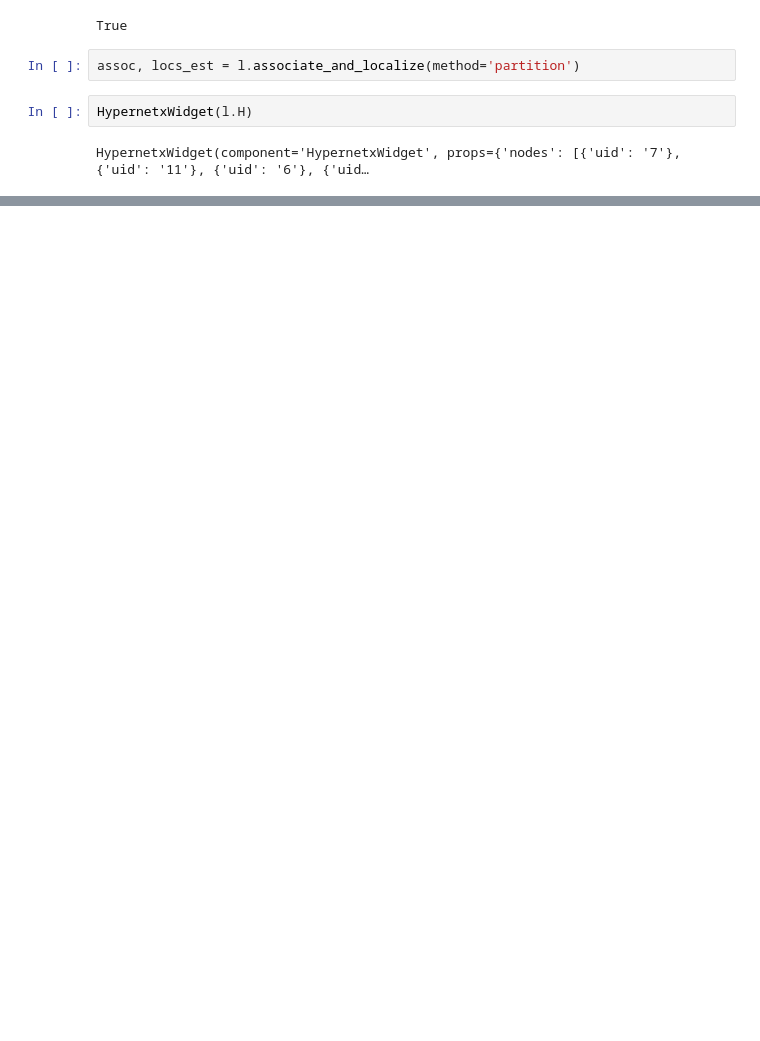
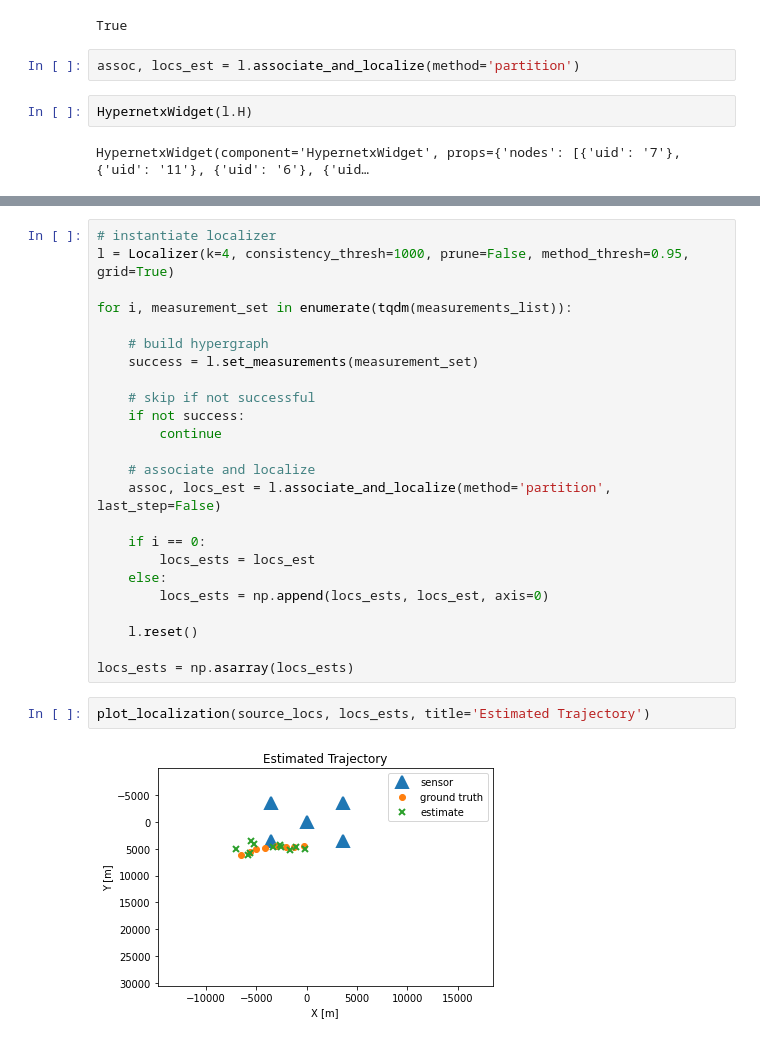
Before and after one commit to whoi-mars/Whale-Gunshot-Localization, a Jupyter notebook: associate_and_localize/algorithm_sandbox.ipynb, the cells around one changed output, grey strips where cells are left out. Cells and saved outputs as stored; diff of their text form; blank space fills up the shorter version.

```diff
--- a/associate_and_localize/algorithm_sandbox.ipynb
+++ b/associate_and_localize/algorithm_sandbox.ipynb
@@ -844,0 +1246,28 @@ array([18257.22802952, 13955.56215257])
+# %%
+# instantiate localizer
+l = Localizer(k=4, consistency_thresh=1000, prune=False, method_thresh=0.95, grid=True)
+
+for i, measurement_set in enumerate(tqdm(measurements_list)):
+
+    # build hypergraph
+    success = l.set_measurements(measurement_set)
+
+    # skip if not successful
+    if not success:
+        continue
+
+    # associate and localize
+    assoc, locs_est = l.associate_and_localize(method='partition', last_step=False)
+
+    if i == 0:
+        locs_ests = locs_est
+    else:
+        locs_ests = np.append(locs_ests, locs_est, axis=0)
+
+    l.reset()
+
+locs_ests = np.asarray(locs_ests)
+# %%
+plot_localization(source_locs, locs_ests, title='Estimated Trajectory')
+# %% [output]
+[figure, added]
```
Also changed, not shown: parts of 22 cells of this notebook, 1 other file.
